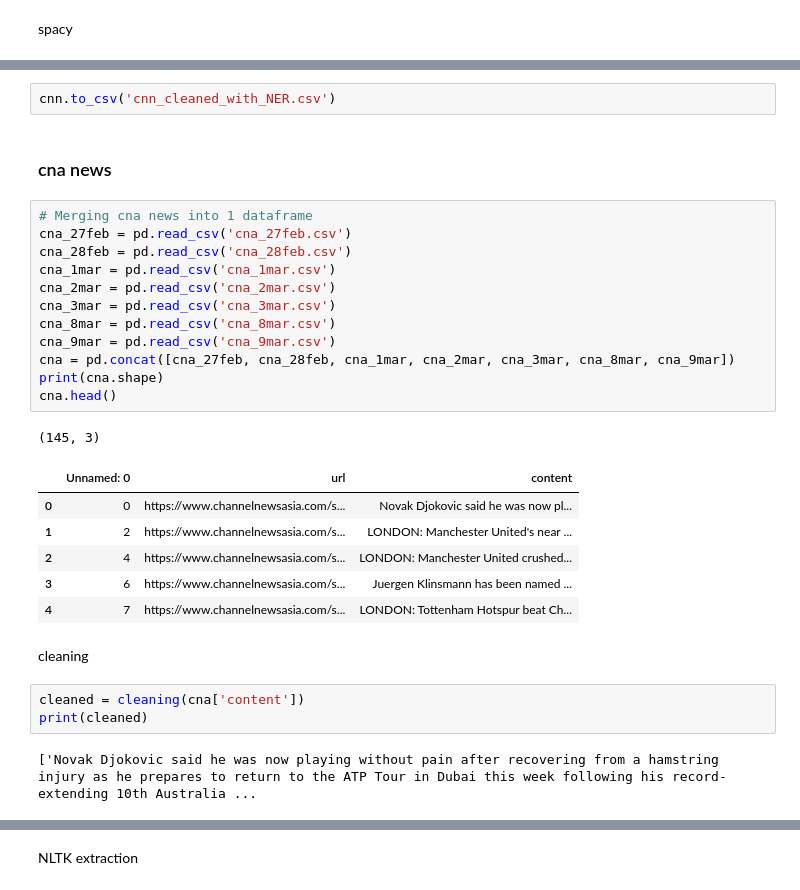
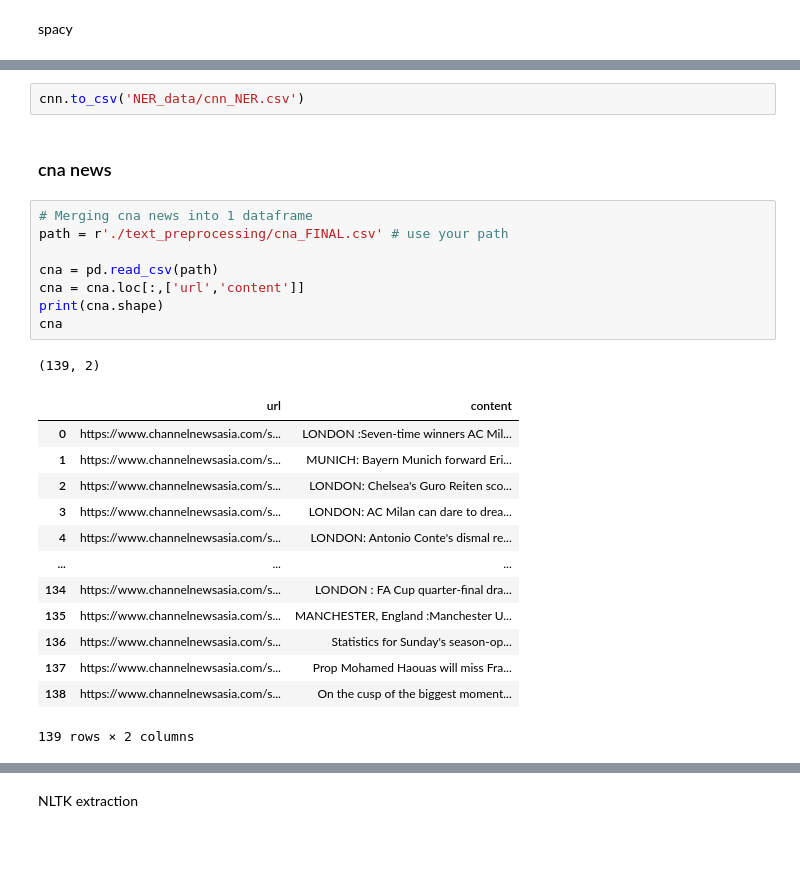
Before and after one commit to christine-kwan/News-Summarization, a Jupyter notebook: NER extraction.ipynb, the cells around one changed output, grey strips where cells are left out. Drawn from its saved outputs; the diff is of its cells as text; blank space fills up the shorter version.

```diff
--- a/NER extraction.ipynb
+++ b/NER extraction.ipynb
@@ -273,31 +238,27 @@ cnn.head()
 # %%
-cnn.to_csv('cnn_cleaned_with_NER.csv')
+cnn.to_csv('NER_data/cnn_NER.csv')
 # %% [markdown]
 ### cna news
 # %%
 # Merging cna news into 1 dataframe
-cna_27feb = pd.read_csv('cna_27feb.csv')
-cna_28feb = pd.read_csv('cna_28feb.csv')
-cna_1mar = pd.read_csv('cna_1mar.csv')
-cna_2mar = pd.read_csv('cna_2mar.csv')
-cna_3mar = pd.read_csv('cna_3mar.csv')
-cna_8mar = pd.read_csv('cna_8mar.csv')
-cna_9mar = pd.read_csv('cna_9mar.csv')
-cna = pd.concat([cna_27feb, cna_28feb, cna_1mar, cna_2mar, cna_3mar, cna_8mar, cna_9mar])
+path = r'./text_preprocessing/cna_FINAL.csv' # use your path
+
+cna = pd.read_csv(path)
+cna = cna.loc[:,['url','content']]
 print(cna.shape)
-cna.head()
+cna
 # %% [output]
-(145, 3)
+(139, 2)
-|  | Unnamed: 0 | url | content |
-| 0 | 0 | https://www.channelnewsasia.com/s... | Novak Djokovic said he was now pl... |
-| 1 | 2 | https://www.channelnewsasia.com/s... | LONDON: Manchester United's near ... |
-| 2 | 4 | https://www.channelnewsasia.com/s... | LONDON: Manchester United crushed... |
-| 3 | 6 | https://www.channelnewsasia.com/s... | Juergen Klinsmann has been named ... |
-| 4 | 7 | https://www.channelnewsasia.com/s... | LONDON: Tottenham Hotspur beat Ch... |
+|  | url | content |
+| 0 | https://www.channelnewsasia.com/s... | LONDON :Seven-time winners AC Mil... |
+| 1 | https://www.channelnewsasia.com/s... | MUNICH: Bayern Munich forward Eri... |
+| 2 | https://www.channelnewsasia.com/s... | LONDON: Chelsea's Guro Reiten sco... |
+| 3 | https://www.channelnewsasia.com/s... | LONDON: AC Milan can dare to drea... |
+| 4 | https://www.channelnewsasia.com/s... | LONDON: Antonio Conte's dismal re... |
+| ... | ... | ... |
+| 134 | https://www.channelnewsasia.com/s... | LONDON : FA Cup quarter-final dra... |
+| 135 | https://www.channelnewsasia.com/s... | MANCHESTER, England :Manchester U... |
+| 136 | https://www.channelnewsasia.com/s... | Statistics for Sunday's season-op... |
+| 137 | https://www.channelnewsasia.com/s... | Prop Mohamed Haouas will miss Fra... |
+| 138 | https://www.channelnewsasia.com/s... | On the cusp of the biggest moment... |
+139 rows × 2 columns
-# %% [markdown]
-cleaning
-# %%
-cleaned = cleaning(cna['content'])
-print(cleaned)
-# %% [output]
-['Novak Djokovic said he was now playing without pain after recovering from a hamstring injury as he prepares to return to the ATP Tour in Dubai this week following his record-extending 10th Australia ...
```
Also changed, not shown: parts of 19 cells of this notebook, 4 other files.
